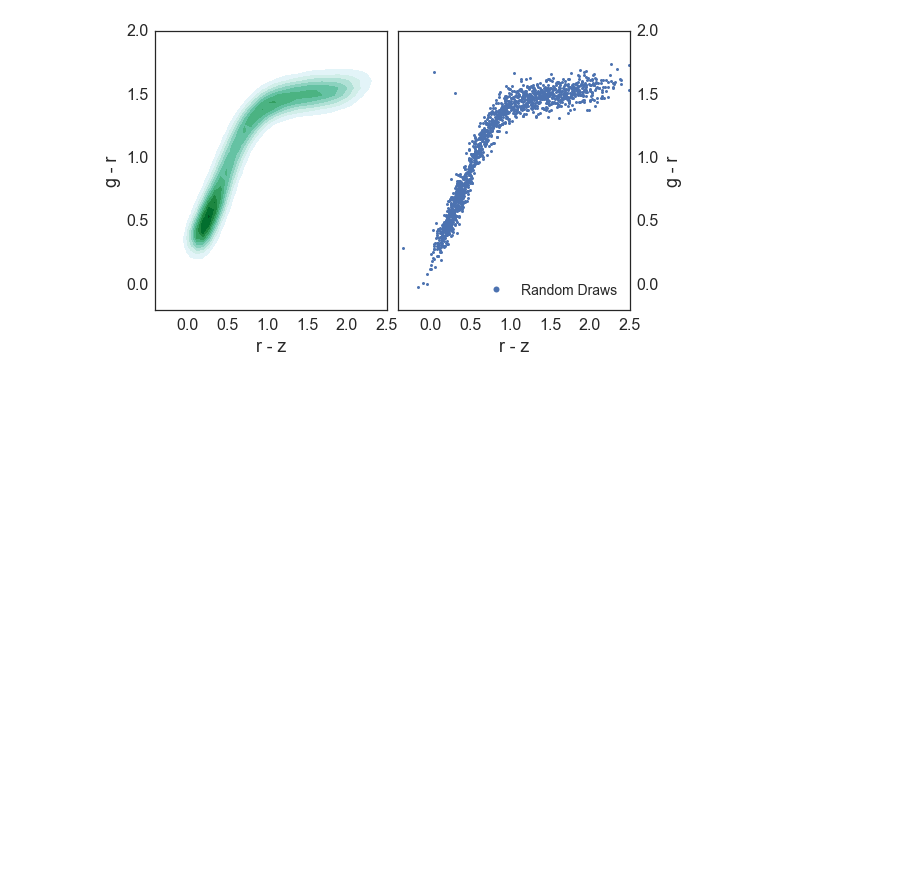
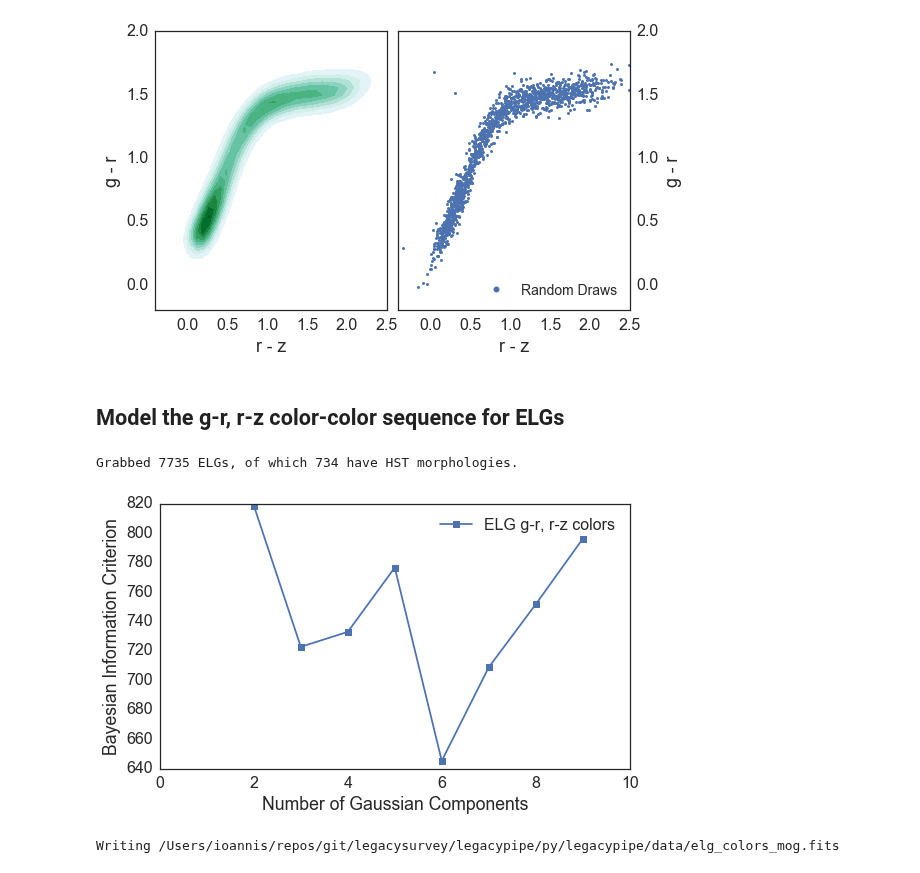
Before and after one commit to legacysurvey/legacypipe, a Jupyter notebook: doc/nb/calib-color-color.ipynb, the cells around one changed output. Drawn from its saved outputs; the diff is of its cells as text; code cells hidden in the pictures; blank space fills up the shorter version.

Commit message:
add MoG model for ELG colors

```diff
--- a/doc/nb/calib-color-color.ipynb
+++ b/doc/nb/calib-color-color.ipynb
@@ -158,3 +159,45 @@ fig.subplots_adjust(wspace=0.05, hspace=0.1)
 plt.show()
 # %% [output]
 [figure]
+# %% [markdown]
+## Model the g-r, r-z color-color sequence for ELGs
+# %%
+# Grab the sample DEEP2 ELGs whose SEDs have been modeled.
+elgs = fits.getdata('elg_templates_v2.0.fits', 1)
+morph = np.where(elgs['radius_halflight'] > 0)[0]
+
+print('Grabbed {} ELGs, of which {} have HST morphologies.'.format(len(elgs), len(morph)))
+gg = elgs['DECAM_G']
+rr = elgs['DECAM_R']
+zz = elgs['DECAM_Z']
+gr = gg - rr
+rz = rr - zz
+Xall = np.array([rz, gr]).T
+
+r50 = elgs['RADIUS_HALFLIGHT'][morph]
+sersicn = elgs['SERSICN'][morph]
+# %% [output]
+Grabbed 7735 ELGs, of which 734 have HST morphologies.
+# %%
+# Determine how many Gaussian components we need by looking at the Bayesian
+# Information Criterion.
+ncomp = np.arange(2, 10)
+bic = getbic(Xall, ncomp)
+fig, ax = plt.subplots(1, 1, figsize=(8,5))
+ax.plot(ncomp, bic, marker='s', ls='-')
+ax.set_xlim((0, 10))
+ax.set_xlabel('Number of Gaussian Components')
+ax.set_ylabel('Bayesian Information Criterion')
+plt.legend(labels=['ELG g-r, r-z colors'])
+plt.tight_layout()
+plt.show()
+# %% [output]
+[figure, added]
+# %%
+# Model the distribution using a mixture of Gaussians and write out.
+ncomp = 6 # from figure above
+mog = GMM(n_components=ncomp, covariance_type="full").fit(Xall)
+print('Writing {}'.format(elg_mogfile))
+GaussianMixtureModel.save(mog, elg_mogfile)
+# %% [output]
+Writing /Users/ioannis/repos/git/legacysurvey/legacypipe/py/legacypipe/data/elg_colors_mog.fits
```
Also changed, not shown: parts of 8 cells of this notebook, 2 other files.
